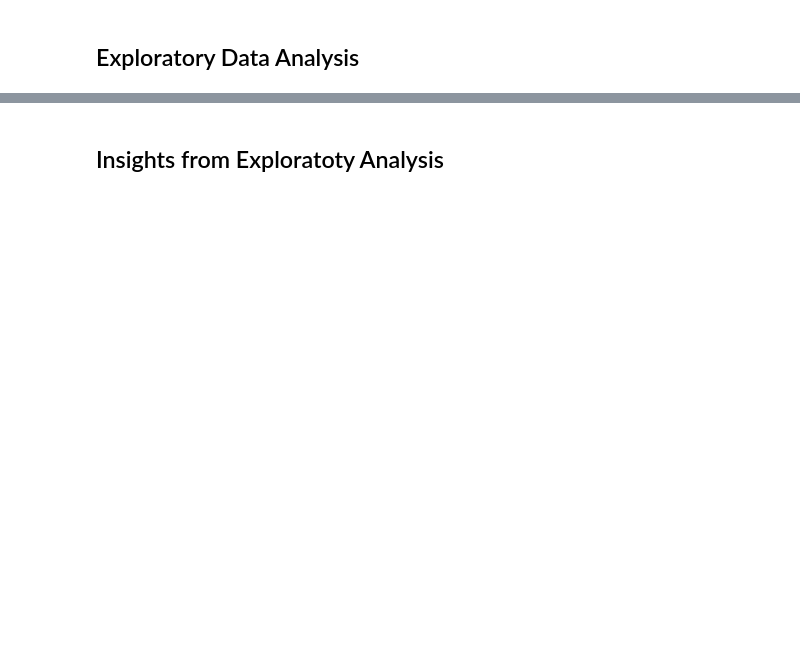
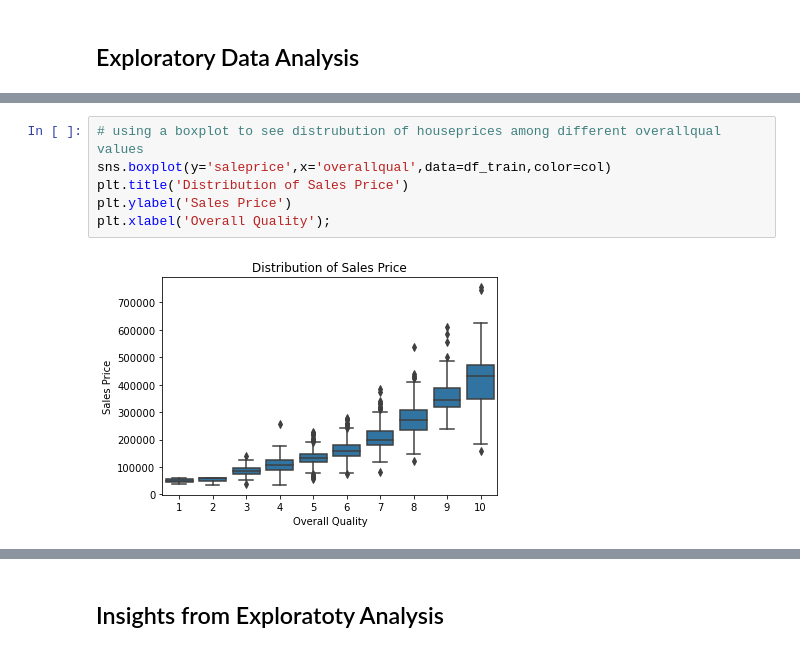
Before and after one commit to manlikesolomon/HousePricePrediction, a Jupyter notebook: HousePricePrediction.ipynb, the cells around one changed output, grey strips where cells are left out. Drawn from its saved outputs; the diff is of its cells as text; blank space fills up the shorter version.

```diff
--- a/HousePricePrediction.ipynb
+++ b/HousePricePrediction.ipynb
@@ -190,0 +212,8 @@ Text(0, 0.5, 'Count')
+# %%
+# using a boxplot to see distrubution of houseprices among different overallqual values
+sns.boxplot(y='saleprice',x='overallqual',data=df_train,color=col)
+plt.title('Distribution of Sales Price')
+plt.ylabel('Sales Price')
+plt.xlabel('Overall Quality');
+# %% [output]
+[figure, added]
```
Also changed, not shown: parts of 26 cells of this notebook.
